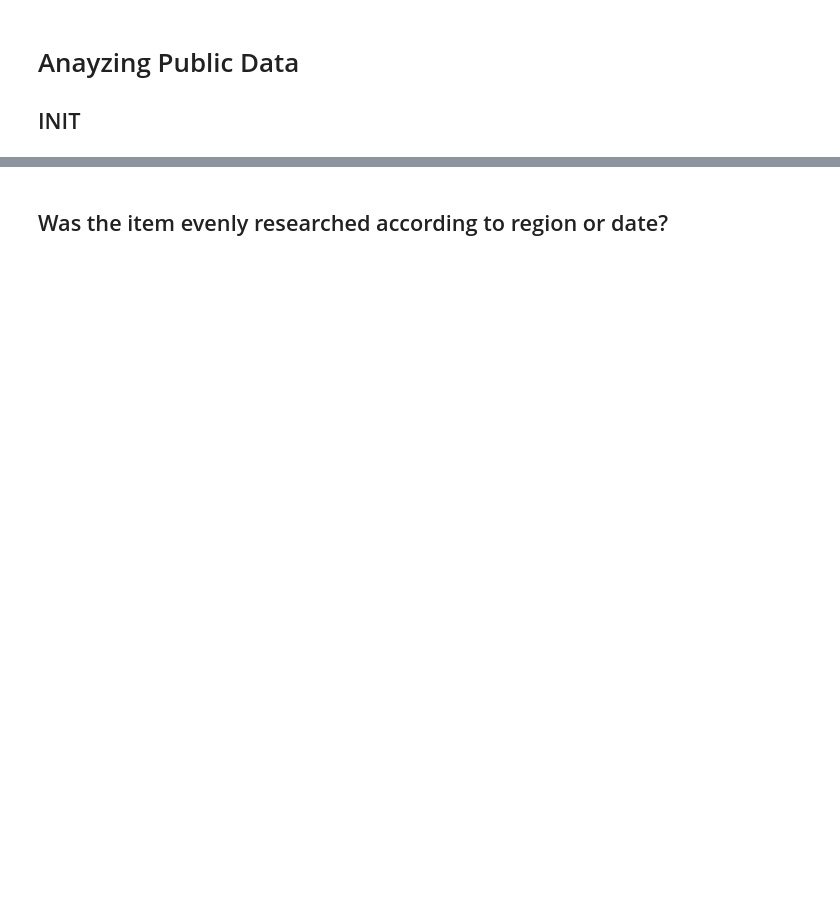
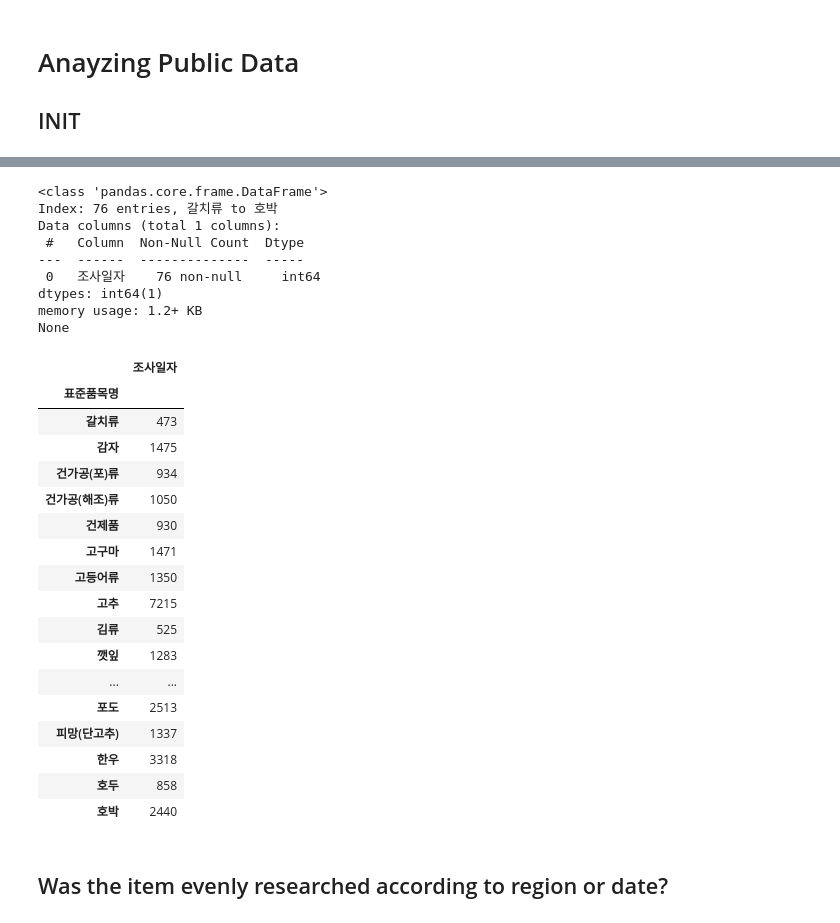
Before and after one commit to meowpunch/bobsim-research, a Jupyter notebook: src/main/python/analysis00.ipynb, the cells around one changed output, grey strips where cells are left out. Cells and saved outputs as stored; diff of their text form; code cells hidden in the pictures; blank space fills up the shorter version.

```diff
--- a/src/main/python/analysis00.ipynb
+++ b/src/main/python/analysis00.ipynb
@@ -38,3 +99,35 @@ memory usage: 18.2+ MB
+# %%
+fuck = origin_df.groupby(['표준품목명']).count()["조사일자"].to_frame()
+print(fuck.info())
+fuck
+# %% [output]
+<class 'pandas.core.frame.DataFrame'>
+Index: 76 entries, 갈치류 to 호박
+Data columns (total 1 columns):
+ #   Column  Non-Null Count  Dtype
+---  ------  --------------  -----
+ 0   조사일자    76 non-null     int64
+dtypes: int64(1)
+memory usage: 1.2+ KB
+None
+|  | 조사일자 |
+| 표준품목명 |  |
+| 갈치류 | 473 |
+| 감자 | 1475 |
+| 건가공(포)류 | 934 |
+| 건가공(해조)류 | 1050 |
+| 건제품 | 930 |
+| 고구마 | 1471 |
+| 고등어류 | 1350 |
+| 고추 | 7215 |
+| 김류 | 525 |
+| 깻잎 | 1283 |
+| ... | ... |
+| 포도 | 2513 |
+| 피망(단고추) | 1337 |
+| 한우 | 3318 |
+| 호두 | 858 |
+| 호박 | 2440 |
 # %% [markdown]
 ## Was the item evenly researched according to region or date?
 # %%
```
Also changed, not shown: parts of 10 cells of this notebook, 5 other files.
